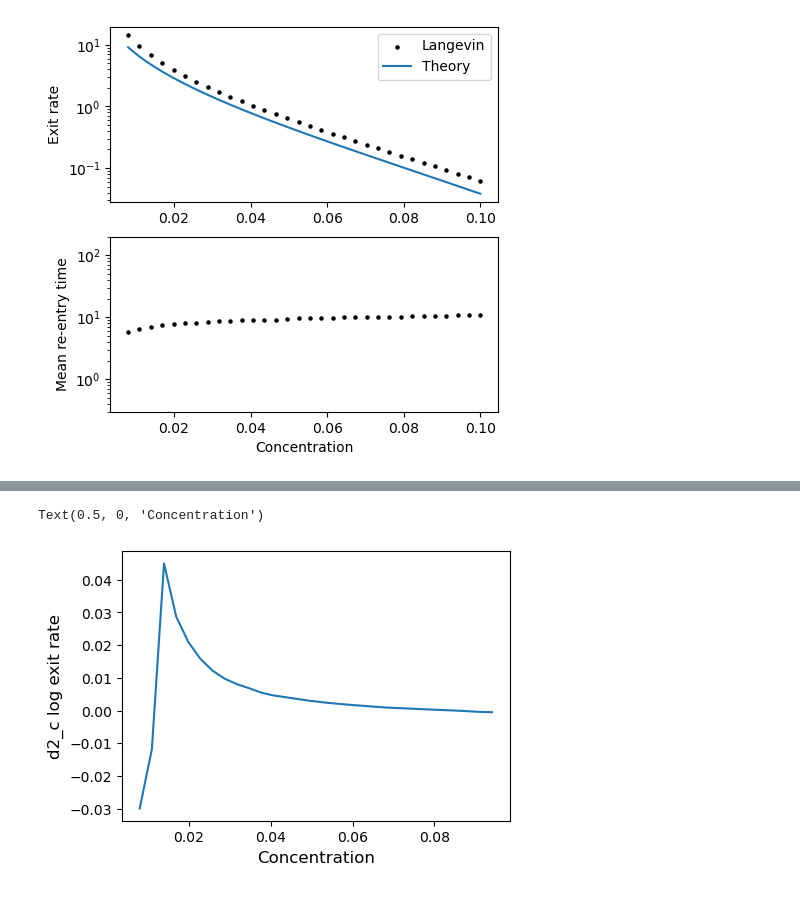
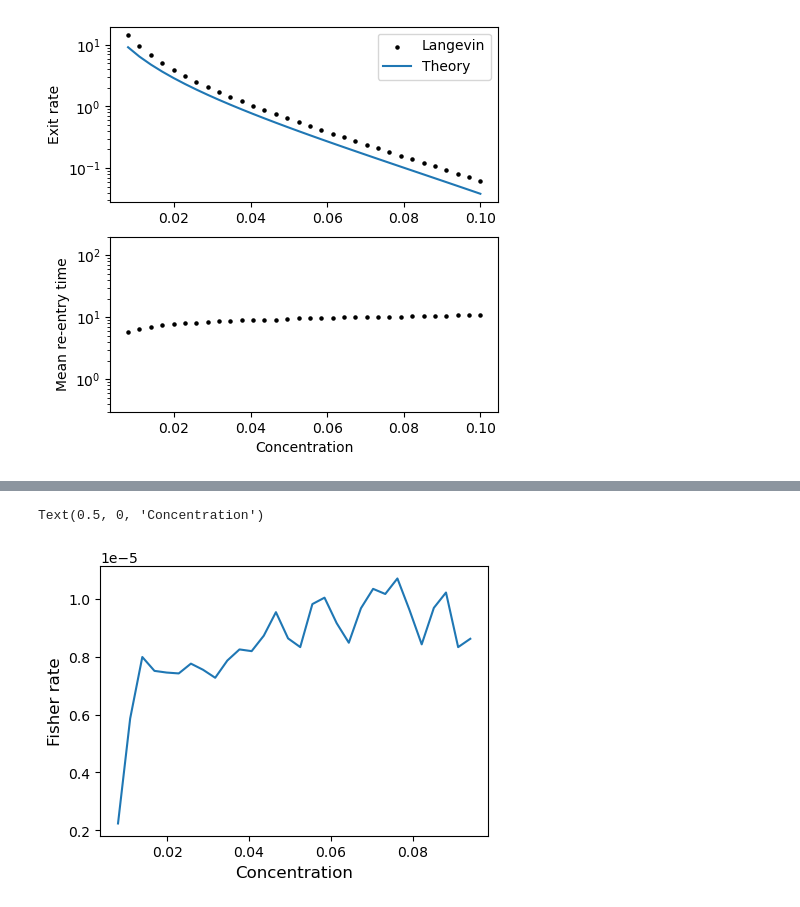
Before and after one commit to ta-rekt/Droplet, a Jupyter notebook: viz-rouse.ipynb, the cells around one changed output, grey strips where cells are left out. Saved outputs shown, nothing was run; the diff lists cells and outputs as text; code cells hidden in the pictures.

```diff
--- a/viz-rouse.ipynb
+++ b/viz-rouse.ipynb
@@ -929,7 +929,9 @@ keyas = np.sort(list(data.keys()))
 concentrations = np.array([data[keya]["alpha"] for keya in keyas])
 k_exit_vals =  np.array([data[keya]["k_exit"] for keya in keyas])
 k_kramers_vals =  np.array([data[keya]["k_kramers"] for keya in keyas])
-mean_reentry_vals =  np.array([data[keya]["mean_reentry_time"] for keya in keyas])
+mean_exit_time_vals =  1/k_exit_vals
+mean_reentry_time_vals =  np.array([data[keya]["mean_reentry_time"] for keya in keyas])
+mean_cycle_time_vals = mean_exit_time_vals + mean_reentry_time_vals
 
 fig, ax = plt.subplots(2,1,figsize=(5, 5))
 
@@ -939,7 +941,7 @@ ax[0].set_ylabel("Exit rate")
 ax[0].set_yscale("log")
 ax[0].legend()
 
-ax[1].scatter(concentrations, mean_reentry_vals, s=20, marker=".",c="black")
+ax[1].scatter(concentrations, mean_reentry_time_vals, s=20, marker=".",c="black")
 ax[1].set_ylabel("Mean re-entry time")
 ax[1].set_xlabel("Concentration")
 ax[1].set_ylim(0.3, 200)
@@ -1009,14 +1026,35 @@ Text(0, 0.5, 'Concentration')
 # %%
 fig, ax = plt.subplots(1, 1, figsize=(5, 3.5))
 
-k_vals = k_kramers_vals
+# exit rate
+k_vals = k_exit_vals
 d_exit_vals = np.gradient(k_vals)
 d2_exit_vals = np.gradient(np.gradient(k_vals))
 d2_log_exit_vals = d2_exit_vals/k_vals - (d_exit_vals/k_vals)**2
 
-ax.plot(concentrations[:-2], d2_log_exit_vals[:-2])
-ax.set_ylabel("d2_c log exit rate", fontsize=12)
+# local concentration
+d_phi_local_vals = np.gradient(phi_local_vals)
+d2_phi_local_vals = np.gradient(np.gradient(phi_local_vals))
+d2_log_phi_local_vals = (d2_phi_local_vals/phi_local_vals
+                         - (d_phi_local_vals/phi_local_vals)**2)
+
+# shorthands
+c = concentrations
+p4 = p_off_vals
+p41 = p_off_to_open_vals
+p3 = p_on_vals
+p31 = p_on_to_open_vals
+
+# fisher rate
+fisher_rate_vals = (
+    c**2*(d2_exit_vals*p_closed_vals + d2_phi_local_vals*p_off_vals
+          -((p4*p41 + p3+p31)*d2_log_exit_vals
+            + p4*p41*d2_log_phi_local_vals)/mean_cycle_time_vals)
+)
+
+ax.plot(concentrations[:-2], fisher_rate_vals[:-2])
+ax.set_ylabel("Fisher rate", fontsize=12)
 ax.set_xlabel("Concentration", fontsize=12)
 # %% [output]
 Text(0.5, 0, 'Concentration')
-[figure, old version]
+[figure, new version]
```
Also changed, not shown: parts of 4 cells of this notebook, 6 other files.
